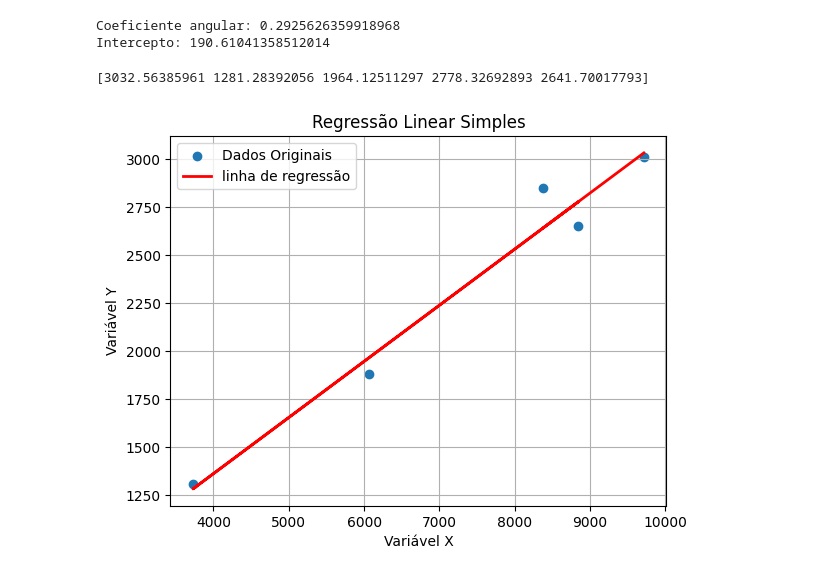
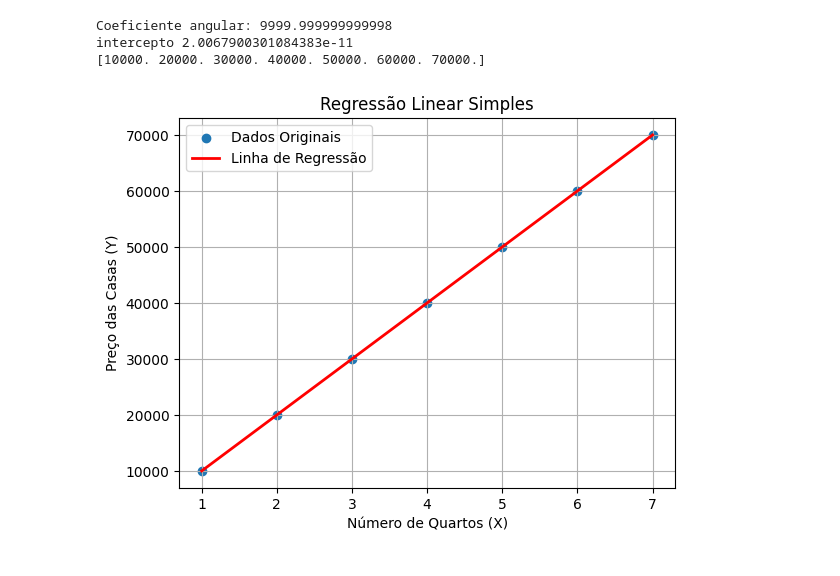
Before and after one commit to Xizizzss/collab-test, a Jupyter notebook: Regressao_liner.ipynb, the cells around one changed output. Saved outputs shown, nothing was run; the diff lists cells and outputs as text; code cells hidden in the pictures.

```diff
--- a/Regressao_liner.ipynb
+++ b/Regressao_liner.ipynb
@@ -13,6 +2,0 @@ coeficiente_angular, intercepto = np.polyfit(x, y, 1)
-# %%
-print(f"Coeficiente angular: {coeficiente_angular}")
-print(f"Intercepto: {intercepto}")
-# %% [output]
-Coeficiente angular: 0.2925626359918968
-Intercepto: 190.61041358512014
@@ -21,17 +3,31 @@ y_pred = coeficiente_angular * x + intercepto
-# %%
-print(y_pred)
-# %% [output]
-[3032.56385961 1281.28392056 1964.12511297 2778.32692893 2641.70017793]
 # %%
-plt.scatter(x, y, label='Dados Originais')
 
-plt.plot(x, y_pred, color='red', linewidth=2, label='linha de regressão')
+import numpy as np
 
-plt.xlabel('Variável X')
-plt.ylabel('Variável Y')
+import matplotlib.pyplot as plt
+
+num_quartos = np.array([1, 2, 3, 4, 5, 6, 7])
+preco_casas = np.array([10000, 20000, 30000, 40000, 50000, 60000, 70000])
+
+coeficiente_angular, intercepto = np.polyfit(num_quartos, preco_casas, 1)
+
+print(f"Coeficiente angular: {coeficiente_angular}")
+print(f"intercepto {intercepto}")
+
+y_pred = coeficiente_angular * num_quartos + intercepto
+print(y_pred)
+
+
+plt.scatter(num_quartos, preco_casas, label='Dados Originais')
+plt.plot(num_quartos, y_pred, color='red', linewidth=2, label='Linha de Regressão')
+plt.xlabel('Número de Quartos (X)')
+plt.ylabel('Preço das Casas (Y)')
 plt.legend()
 plt.title('Regressão Linear Simples')
 plt.grid(True)
 plt.show()
 # %% [output]
+Coeficiente angular: 9999.999999999998
+intercepto 2.0067900301084383e-11
+[10000. 20000. 30000. 40000. 50000. 60000. 70000.]
-[figure, old version]
+[figure, new version]
```
Also changed, not shown: parts of 6 cells of this notebook.
